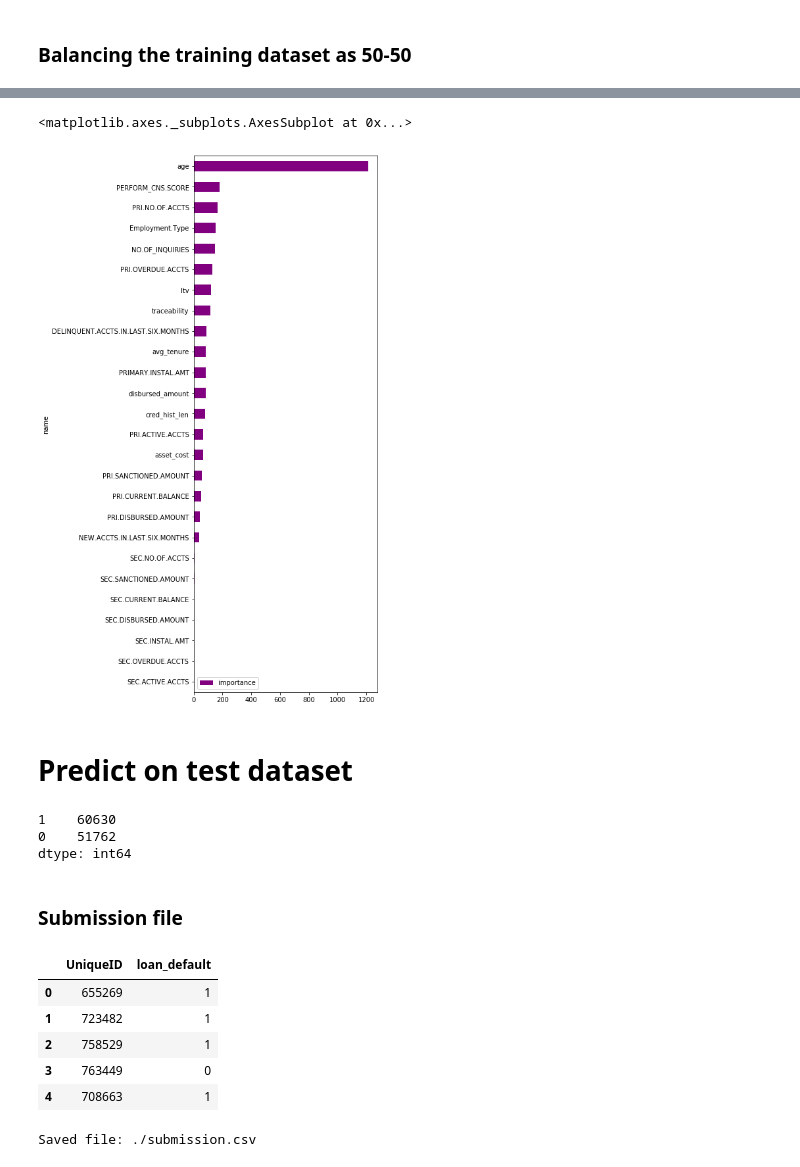
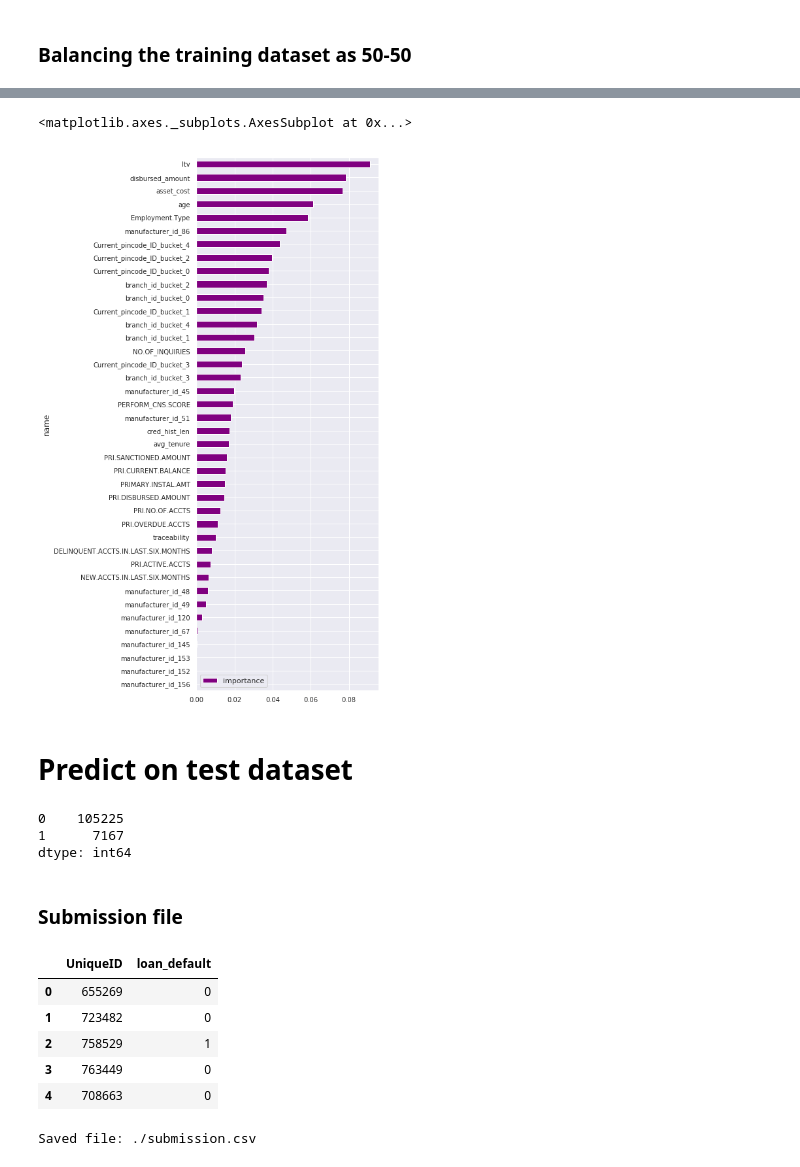
Before and after one commit to ajinkyaathlye/ml_hackathon, a Jupyter notebook: Loan_Default.ipynb, the cells around one changed output, grey strips where cells are left out. Drawn from its saved outputs; the diff is of its cells as text; code cells hidden in the pictures.

```diff
--- a/Loan_Default.ipynb
+++ b/Loan_Default.ipynb
@@ -745,22 +830,0 @@ Average Precision Score : 0.257146266958851
-# %%
-# Xg-Boost Classifier
-
-from xgboost.sklearn import XGBClassifier
-from sklearn.metrics import confusion_matrix
-from sklearn.metrics import classification_report
-
-model_xgb = XGBClassifier()
-model_xgb.fit(X_train, y_train)
-
-y_pred = model_xgb.predict(X_test)
-
-print("Training Accuracy: ", model_xgb.score(X_train, y_train))
-print('Testing Accuarcy: ', model_xgb.score(X_test, y_test))
-
-# making a classification report
-cr = classification_report(y_test,  y_pred)
-print(cr)
-
-# making a confusion matrix
-cm = confusion_matrix(y_test, y_pred)
-sns.heatmap(cm, annot = True)
@@ -785,20 +830,0 @@ Average Precision Score : 0.7765207895878448
-# %%
-# light boost classifier
-
-from lightgbm import LGBMClassifier
-
-model_lgb = LGBMClassifier()
-model_lgb.fit(X_train, y_train)
-
-y_pred = model_lgb.predict(X_test)
-
-print("Training Accuracy: ", model_lgb.score(X_train, y_train))
-print('Testing Accuarcy: ', model_lgb.score(X_test, y_test))
-
-# making a classification report
-cr = classification_report(y_test,  y_pred)
-print(cr)
-
-# making a confusion matrix
-cm = confusion_matrix(y_test, y_pred)
-sns.heatmap(cm, annot = True)
@@ -821,19 +831,19 @@ weighted avg       0.89      0.85      0.85     73018
 # %%
 # let's plot the feature importance plot for the lg boost model
 
 feature = pd.DataFrame()
 x_train = pd.DataFrame(X_train)
 
 feature['name'] = df_model.drop('Target',axis=1).columns
-feature['importance'] = model_lgb.feature_importances_
+feature['importance'] = model.feature_importances_
 
 feature.sort_values(by = ['importance'], ascending = True, inplace = True)
 feature.set_index('name', inplace = True)
 
 feature.plot(kind = 'barh', color = 'purple', figsize = (5, 15), fontsize = 10)
 # %% [output]
 <matplotlib.axes._subplots.AxesSubplot at 0x...>
-[figure, old version]
+[figure, new version]
 # %% [markdown]
 # Predict on test dataset
 # %%
@@ -846,11 +856,11 @@ y_pred_lgb = model_lgb.predict(test_set)
 # %%
-print(pd.Series(y_pred_rf).value_counts())
-print(pd.Series(y_pred_ada).value_counts())
-print(pd.Series(y_pred_xgb).value_counts())
-print(pd.Series(y_pred_lgb).value_counts())
+# print(pd.Series(y_pred_rf).value_counts())
+# print(pd.Series(y_pred_ada).value_counts())
+# print(pd.Series(y_pred_xgb).value_counts())
+print(pd.Series(y_pred).value_counts())
 # %% [output]
-1    60630
-0    51762
+0    105225
+1      7167
 dtype: int64
 # %% [markdown]
 ### Submission file
@@ -858,17 +868,17 @@ dtype: int64
 #  let's create a submission file
 
 #Create a  DataFrame with the passengers ids and our prediction regarding whether they survived or not
-submission = pd.DataFrame({'UniqueID': test['UniqueID'],'loan_default': y_pred_ada})
+submission = pd.DataFrame({'UniqueID': test['UniqueID'],'loan_default': y_pred})
 
 #Visualize the first 5 rows
 submission.head()
 # %% [output]
 |  | UniqueID | loan_default |
-| 0 | 655269 | 1 |
-| 1 | 723482 | 1 |
+| 0 | 655269 | 0 |
+| 1 | 723482 | 0 |
 | 2 | 758529 | 1 |
 | 3 | 763449 | 0 |
-| 4 | 708663 | 1 |
+| 4 | 708663 | 0 |
 # %%
 #Convert DataFrame to a csv file that can be uploaded
 #This is saved in the same directory as your notebook
```
Also changed, not shown: parts of 55 cells of this notebook.
